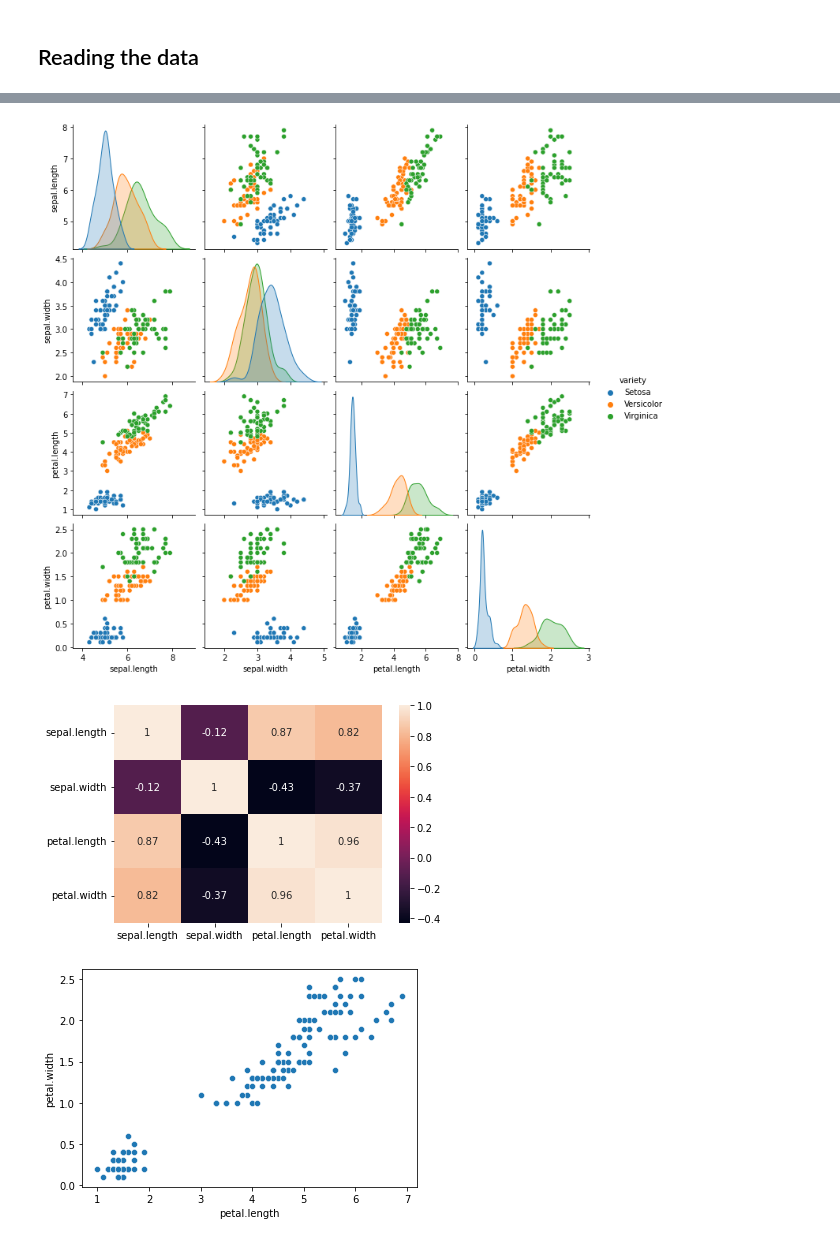
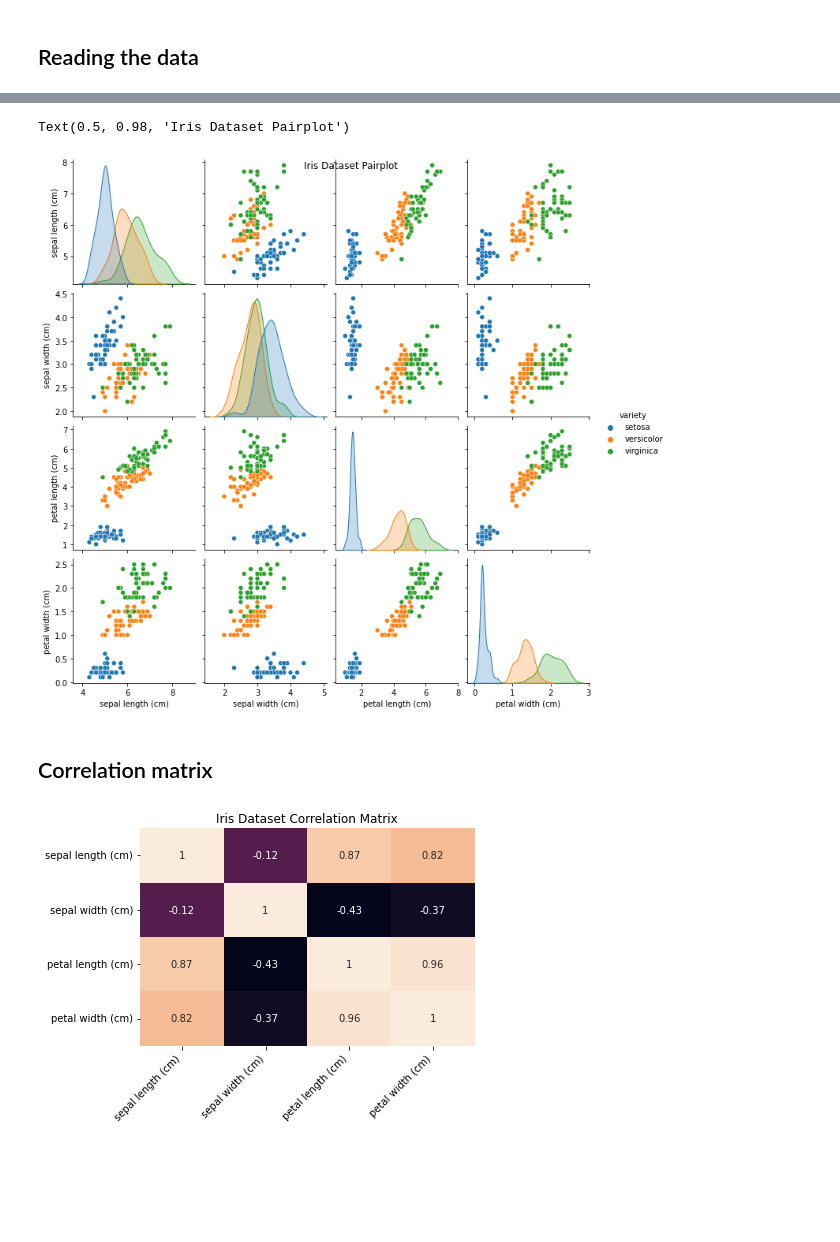
Before and after one commit to Viibrant/NNGA, a Jupyter notebook: src/nn/iris_exploratory.ipynb, the cells around one changed output, grey strips where cells are left out. Cells and saved outputs as stored; diff of their text form; code cells hidden in the pictures; blank space fills up the shorter version.

```diff
--- a/src/nn/iris_exploratory.ipynb
+++ b/src/nn/iris_exploratory.ipynb
@@ -16,0 +10,7 @@ df.head()
+# %%
+iris = load_iris(as_frame=True)
+df = iris.frame
+# set dtype
+df["target"] = df["target"].astype("category")
+df["variety"] = df["target"].map(dict(zip(range(3), iris.target_names)))
+df.head()
@@ -48,14 +55,16 @@ Text(0.5, 1.0, 'Iris Data')
 # %%
 # Use seaborn to plot the data
 g = sns.pairplot(df, hue="variety")
+g.fig.suptitle("Iris Dataset Pairplot")
 # %% [output]
+Text(0.5, 0.98, 'Iris Dataset Pairplot')
-[figure, old version]
+[figure, new version]
+# %% [markdown]
+## Correlation matrix
 # %%
 # correlation matrix with seaborn
-g = sns.heatmap(df.corr(), annot=True)
+g = sns.heatmap(df.corr(), annot=True, cbar=False)
+_ = g.set_title("Iris Dataset Correlation Matrix")
+_ = g.set_xticklabels(g.get_xticklabels(), rotation=45, horizontalalignment="right")
 # %% [output]
-[figure, old version]
+[figure, new version]
-# %%
-g = sns.scatterplot(x="petal.length", y="petal.width", data=df)
-# %% [output]
-[figure, removed]
```
Also changed, not shown: parts of 26 cells of this notebook.
